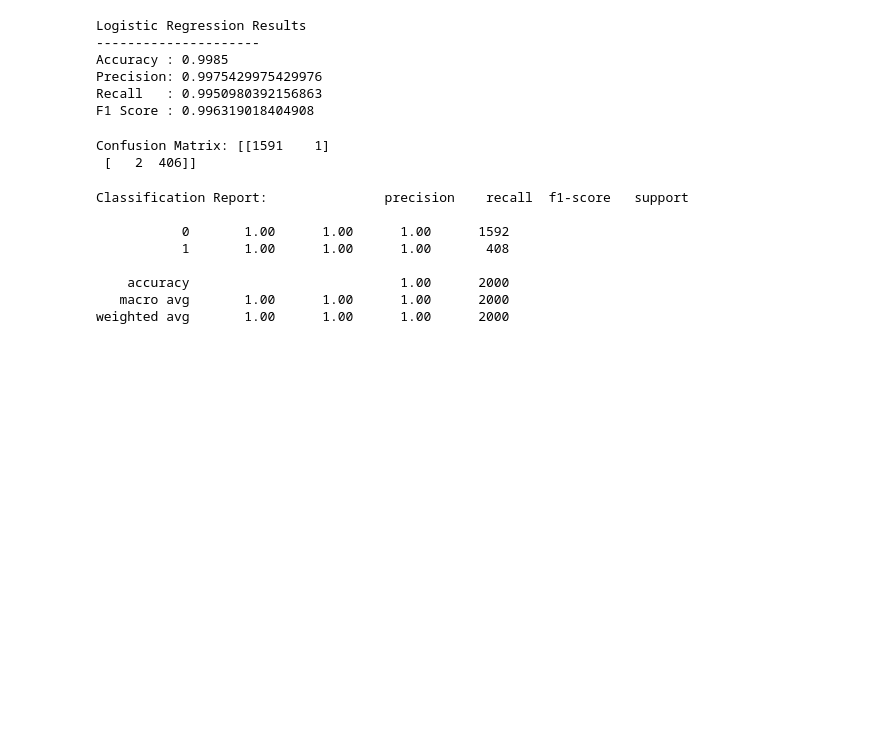
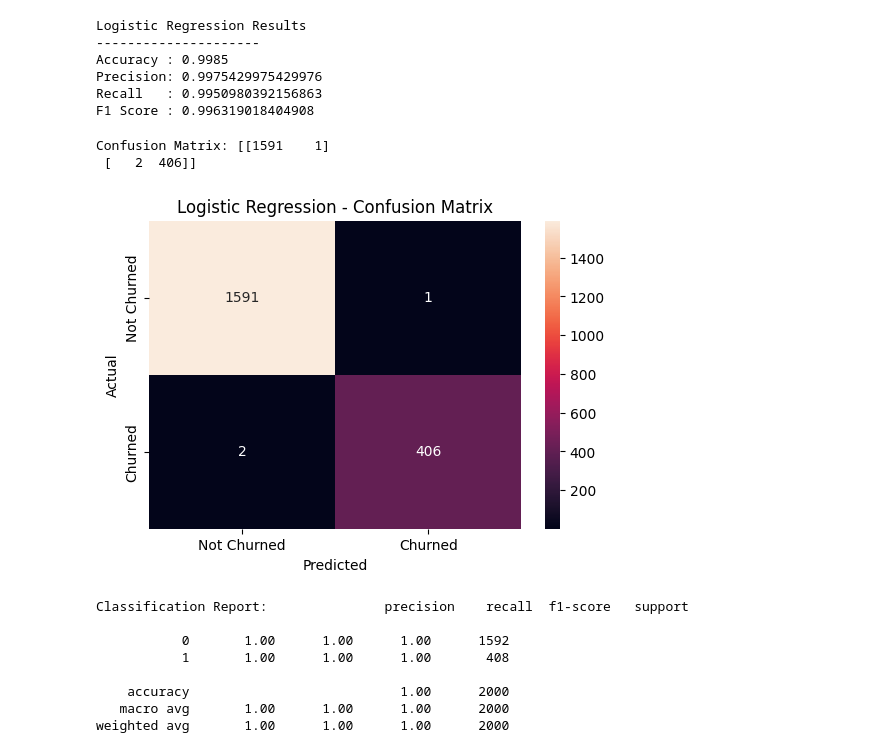
Before and after one commit to 21208737/STADIOEquities, a Jupyter notebook: models/evaluation/03_Model1_Evaluation.ipynb, the cells around one changed output. Saved outputs shown, nothing was run; the diff lists cells and outputs as text; code cells hidden in the pictures; blank space fills up the shorter version.

Commit message:
Created using Colab. Added a heatmap to visualise the confusion matrix

```diff
--- a/models/evaluation/03_Model1_Evaluation.ipynb
+++ b/models/evaluation/03_Model1_Evaluation.ipynb
@@ -393,9 +394,25 @@ Precision: 0.9975429975429976
 Recall   : 0.9950980392156863
 F1 Score : 0.996319018404908
 # %%
-cm = confusion_matrix(y_test, y_pred)
+cm_logistic = confusion_matrix(y_test, y_pred)
 print("Confusion Matrix:", cm)
 # %% [output]
 Confusion Matrix: [[1591    1]
  [   2  406]]
+# %%
+plt.figure(figsize=(6, 4))
+sns.heatmap(
+    cm_logistic,
+    annot=True,
+    fmt="d",
+    xticklabels=["Not Churned", "Churned"],
+    yticklabels=["Not Churned", "Churned"]
+)
+
+plt.title("Logistic Regression - Confusion Matrix")
+plt.xlabel("Predicted")
+plt.ylabel("Actual")
+plt.show()
+# %% [output]
+[figure, added]
 # %%
```
Also changed, not shown: parts of 2 cells of this notebook.
